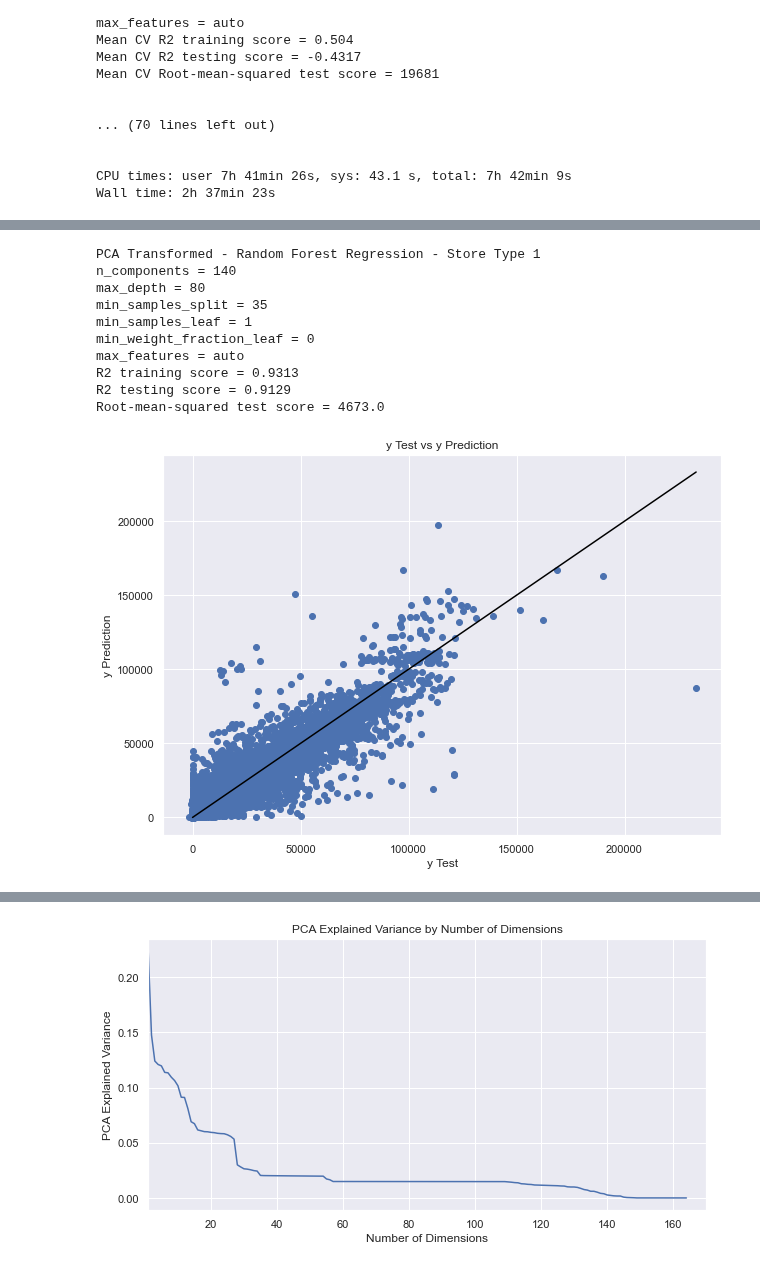
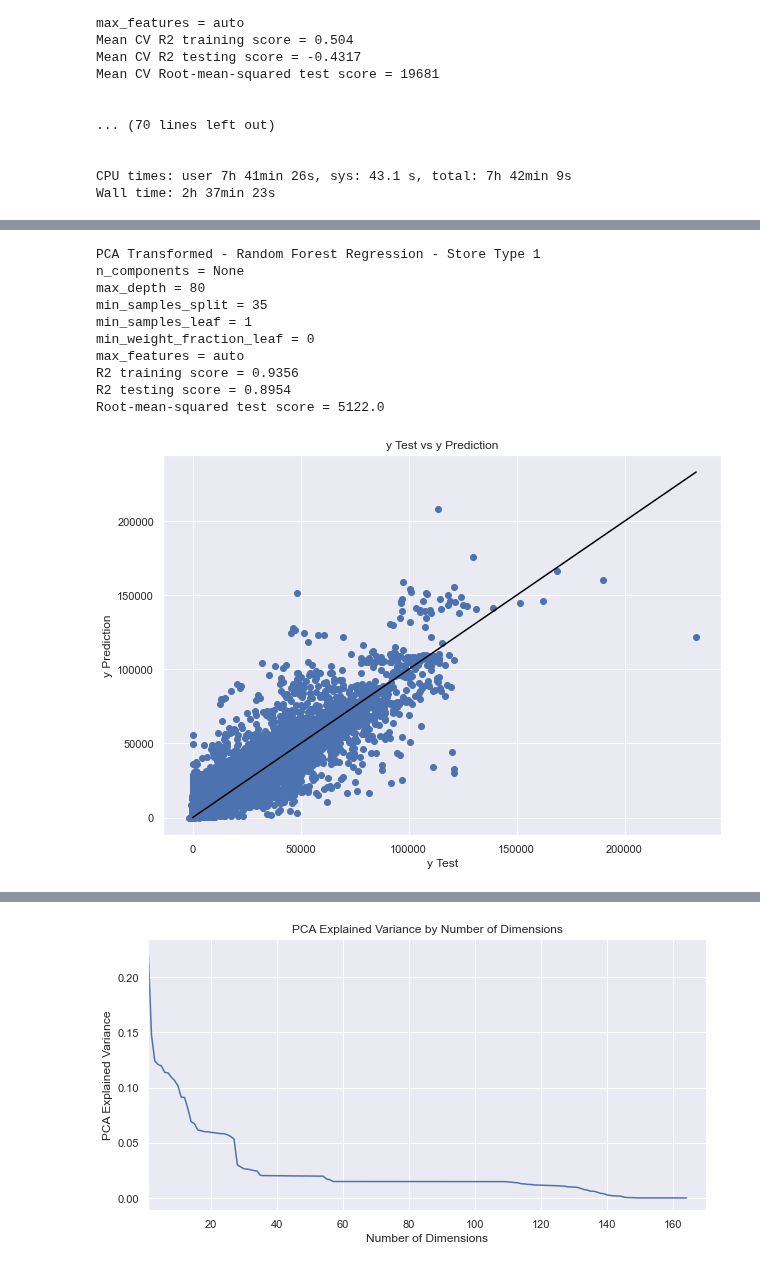
Before and after one commit to Dylan-C-Neal/capstone1-retail_forecasting, a Jupyter notebook: notebooks/C1S4-Modeling.ipynb, the cells around one changed output, grey strips where cells are left out. Cells and saved outputs as stored; diff of their text form; code cells hidden in the pictures.

```diff
--- a/notebooks/C1S4-Modeling.ipynb
+++ b/notebooks/C1S4-Modeling.ipynb
@@ -1123,15 +1139,15 @@ notify.send('Finished PCA Transformed CV for Store Type 1')
 # %%
 %%time
-pcaRfModel(1, 140, 80, 35, n_jobs=-2)
+pcaRfModel(1, None, 80, 35, n_jobs=-1)
 # %% [output]
 PCA Transformed - Random Forest Regression - Store Type 1
-n_components = 140
+n_components = None
 max_depth = 80
 min_samples_split = 35
 min_samples_leaf = 1
 min_weight_fraction_leaf = 0
 max_features = auto
-R2 training score = 0.9313
-R2 testing score = 0.9129
-Root-mean-squared test score = 4673.0
+R2 training score = 0.9356
+R2 testing score = 0.8954
+Root-mean-squared test score = 5122.0
-[figure, old version]
+[figure, new version]
```
Also changed, not shown: parts of 31 cells of this notebook.
